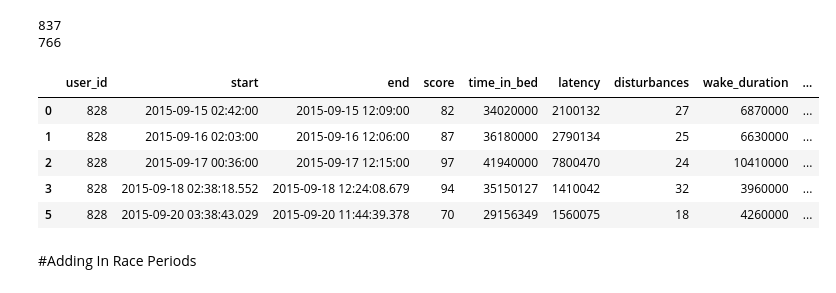
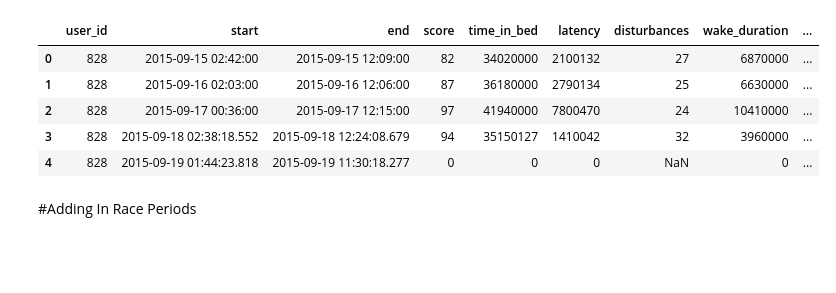
Before and after one commit to callen13/Senior_Thesis, a Jupyter notebook: sleeps_analysis.ipynb, the cells around one changed output. Saved outputs shown, nothing was run; the diff lists cells and outputs as text; code cells hidden in the pictures; blank space fills up the shorter version.

```diff
--- a/sleeps_analysis.ipynb
+++ b/sleeps_analysis.ipynb
@@ -16,12 +16,7 @@ import time
 # %%
 sleeps = pd.read_csv('sleeps.csv')
 sleeps = sleeps[sleeps.user_id!=2509]
-print len(sleeps)
 sleeps = sleeps[sleeps.user_id!=2461]
-print len(sleeps)
-# %% [output]
-837
-766
 # %%
 def epoch_end_convert(df):
     '''
@@ -40,14 +35,14 @@ sleeps['end_epoch'] = sleeps.apply(epoch_end_convert, axis=1)
 #drop if HRV = NaN
 sleeps_only = sleeps[np.isnan(sleeps.hrv_rmssd)==False]
 # %%
-sleeps_only.head()
+sleeps.head()
 # %% [output]
 |  | user_id | start | end | score | time_in_bed | latency | disturbances | wake_duration | ... |
 | 0 | 828 | 2015-09-15 02:42:00 | 2015-09-15 12:09:00 | 82 | 34020000 | 2100132 | 27 | 6870000 | ... |
 | 1 | 828 | 2015-09-16 02:03:00 | 2015-09-16 12:06:00 | 87 | 36180000 | 2790134 | 25 | 6630000 | ... |
 | 2 | 828 | 2015-09-17 00:36:00 | 2015-09-17 12:15:00 | 97 | 41940000 | 7800470 | 24 | 10410000 | ... |
 | 3 | 828 | 2015-09-18 02:38:18.552 | 2015-09-18 12:24:08.679 | 94 | 35150127 | 1410042 | 32 | 3960000 | ... |
-| 5 | 828 | 2015-09-20 03:38:43.029 | 2015-09-20 11:44:39.378 | 70 | 29156349 | 1560075 | 18 | 4260000 | ... |
+| 4 | 828 | 2015-09-19 01:44:23.818 | 2015-09-19 11:30:18.277 | 0 | 0 | 0 | NaN | 0 | ... |
 # %% [markdown]
 #Adding In Race Periods
 # %%
```
Also changed, not shown: parts of 12 cells of this notebook.
